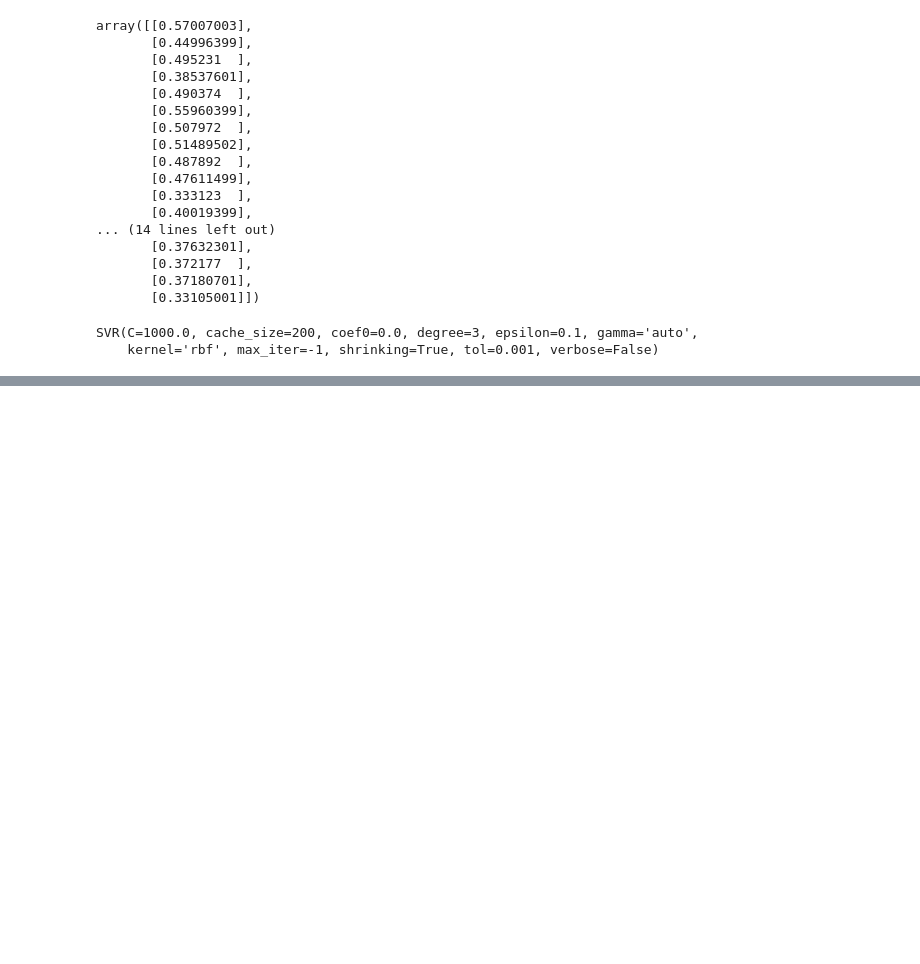
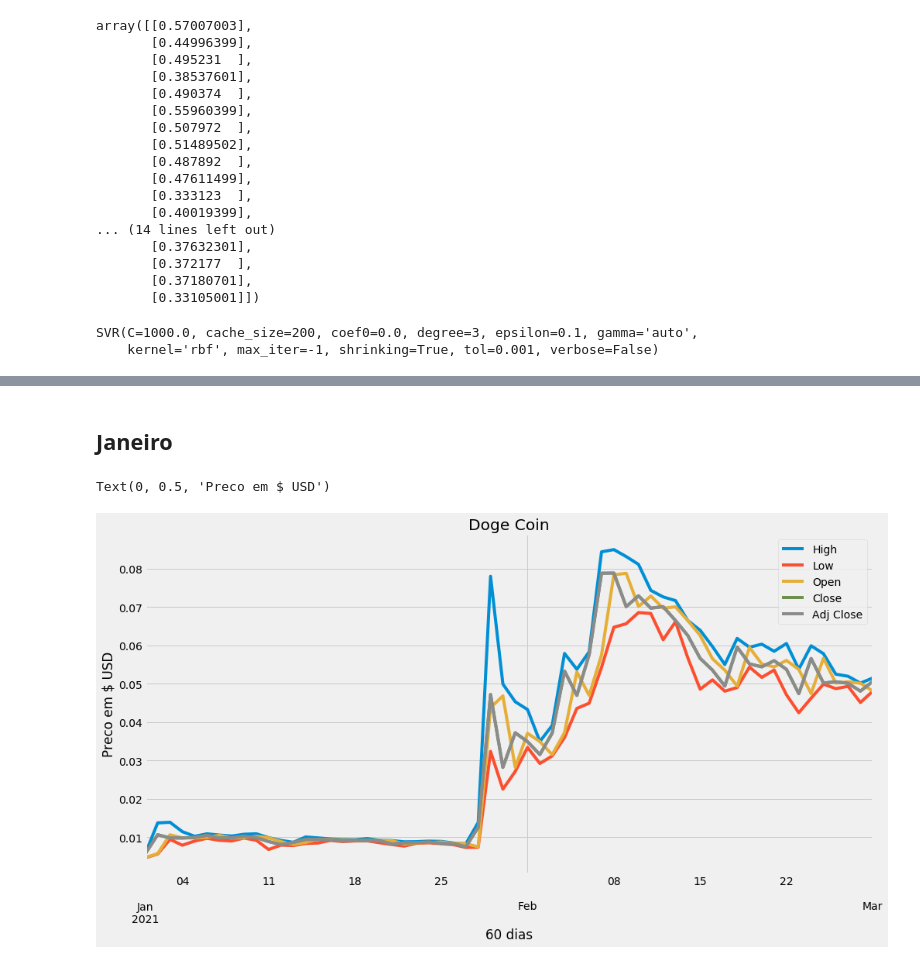
Before and after one commit to CEODINIZ/P2-Dados, a Jupyter notebook: DOGE_final.ipynb, the cells around one changed output, grey strips where cells are left out. Cells and saved outputs as stored; diff of their text form; code cells hidden in the pictures; blank space fills up the shorter version.

```diff
--- a/DOGE_final.ipynb
+++ b/DOGE_final.ipynb
@@ -741,0 +917,17 @@ plt.show();
+# %% [markdown]
+## Janeiro
+# %%
+# Previsao com base nos dados de quando o valor do doge passou a ser relevante, entre Dez/20 inicio de Jan/21
+df = web.DataReader('DOGE-USD', data_source='yahoo', start='2021-01-01', end='2021-02-28')
+#df.head()
+
+jan = df
+jan = jan.drop(["Volume"], axis=1) #Remover a coluna Volume para nao distorcer o grafico.
+plt.style.use('fivethirtyeight')
+jan.plot(figsize=(15,7.5)) # plota o grafico com valores da dogecoin nos ultimos 6 meses
+plt.title("Doge Coin")
+plt.xlabel("60 dias")
+plt.ylabel("Preco em $ USD")
+# %% [output]
+Text(0, 0.5, 'Preco em $ USD')
+[figure, added]
```
Also changed, not shown: parts of 76 cells of this notebook.
